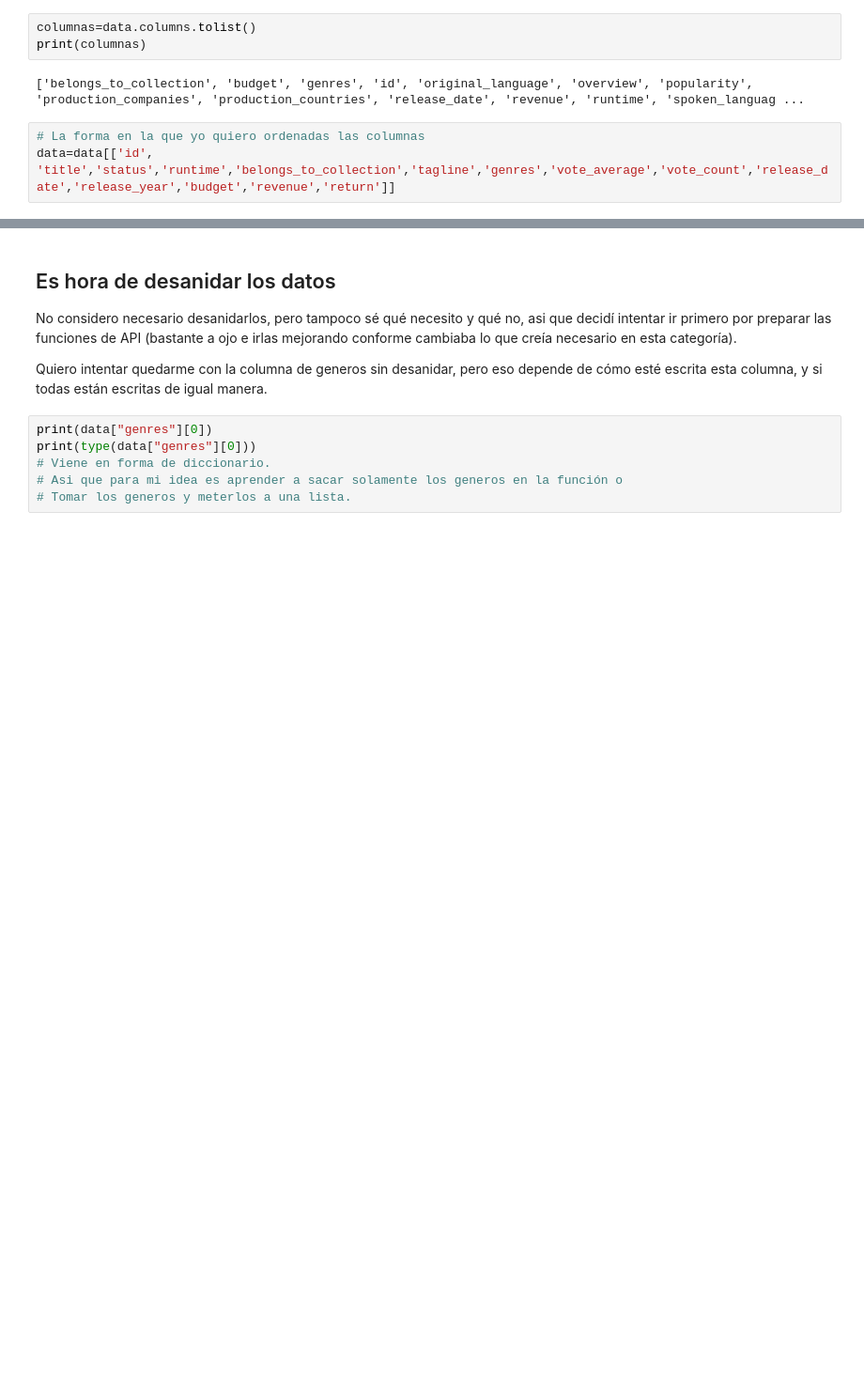
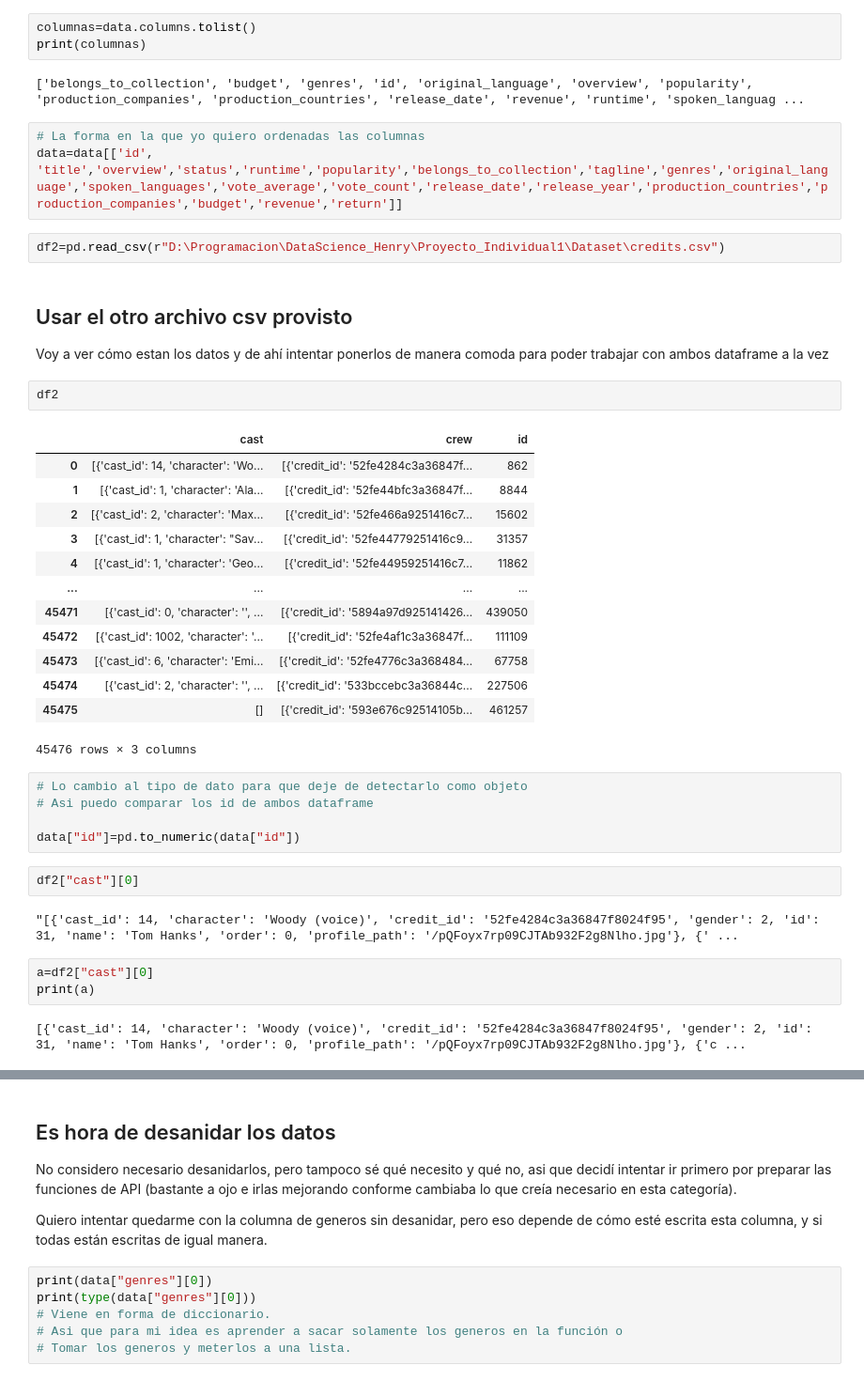
Before and after one commit to A-Lasso/Proyecto_Individual1, a Jupyter notebook: Codigo.ipynb, the cells around one changed output, grey strips where cells are left out. Shown at 94% size. Saved outputs shown, nothing was run; the diff lists cells and outputs as text; blank space fills up the shorter version.

```diff
--- a/Codigo.ipynb
+++ b/Codigo.ipynb
@@ -162,4 +160,39 @@ print(columnas)
 ['belongs_to_collection', 'budget', 'genres', 'id', 'original_language', 'overview', 'popularity', 'production_companies', 'production_countries', 'release_date', 'revenue', 'runtime', 'spoken_languag ...
 # %%
 # La forma en la que yo quiero ordenadas las columnas
-data=data[['id', 'title','status','runtime','belongs_to_collection','tagline','genres','vote_average','vote_count','release_date','release_year','budget','revenue','return']]
+data=data[['id', 'title','overview','status','runtime','popularity','belongs_to_collection','tagline','genres','original_language','spoken_languages','vote_average','vote_count','release_date','release_year','production_countries','production_companies','budget','revenue','return']]
+# %%
+df2=pd.read_csv(r"D:\Programacion\DataScience_Henry\Proyecto_Individual1\Dataset\credits.csv")
+# %% [markdown]
+## Usar el otro archivo csv provisto
+Voy a ver cómo estan los datos y de ahí intentar ponerlos de manera comoda para poder trabajar con ambos dataframe a la vez
+# %%
+df2
+# %% [output]
+|  | cast | crew | id |
+| 0 | [{'cast_id': 14, 'character': 'Wo... | [{'credit_id': '52fe4284c3a36847f... | 862 |
+| 1 | [{'cast_id': 1, 'character': 'Ala... | [{'credit_id': '52fe44bfc3a36847f... | 8844 |
+| 2 | [{'cast_id': 2, 'character': 'Max... | [{'credit_id': '52fe466a9251416c7... | 15602 |
+| 3 | [{'cast_id': 1, 'character': "Sav... | [{'credit_id': '52fe44779251416c9... | 31357 |
+| 4 | [{'cast_id': 1, 'character': 'Geo... | [{'credit_id': '52fe44959251416c7... | 11862 |
+| ... | ... | ... | ... |
+| 45471 | [{'cast_id': 0, 'character': '', ... | [{'credit_id': '5894a97d925141426... | 439050 |
+| 45472 | [{'cast_id': 1002, 'character': '... | [{'credit_id': '52fe4af1c3a36847f... | 111109 |
+| 45473 | [{'cast_id': 6, 'character': 'Emi... | [{'credit_id': '52fe4776c3a368484... | 67758 |
+| 45474 | [{'cast_id': 2, 'character': '', ... | [{'credit_id': '533bccebc3a36844c... | 227506 |
+| 45475 | [] | [{'credit_id': '593e676c92514105b... | 461257 |
+45476 rows × 3 columns
+# %%
+# Lo cambio al tipo de dato para que deje de detectarlo como objeto
+# Asi puedo comparar los id de ambos dataframe
+
+data["id"]=pd.to_numeric(data["id"])
+# %%
+df2["cast"][0]
+# %% [output]
+"[{'cast_id': 14, 'character': 'Woody (voice)', 'credit_id': '52fe4284c3a36847f8024f95', 'gender': 2, 'id': 31, 'name': 'Tom Hanks', 'order': 0, 'profile_path': '/pQFoyx7rp09CJTAb932F2g8Nlho.jpg'}, {' ...
+# %%
+a=df2["cast"][0]
+print(a)
+# %% [output]
+[{'cast_id': 14, 'character': 'Woody (voice)', 'credit_id': '52fe4284c3a36847f8024f95', 'gender': 2, 'id': 31, 'name': 'Tom Hanks', 'order': 0, 'profile_path': '/pQFoyx7rp09CJTAb932F2g8Nlho.jpg'}, {'c ...
```
Also changed, not shown: parts of 9 cells of this notebook.
